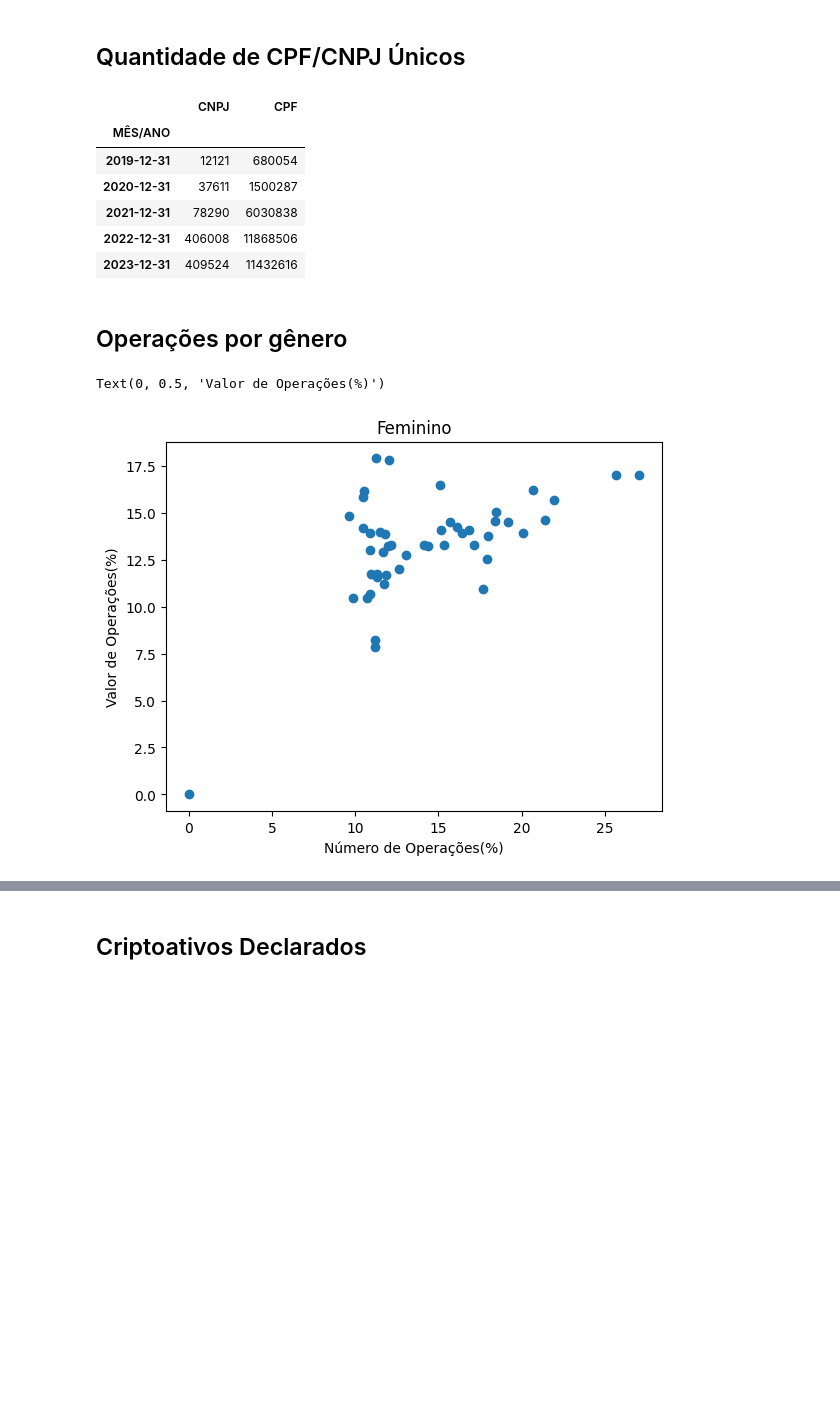
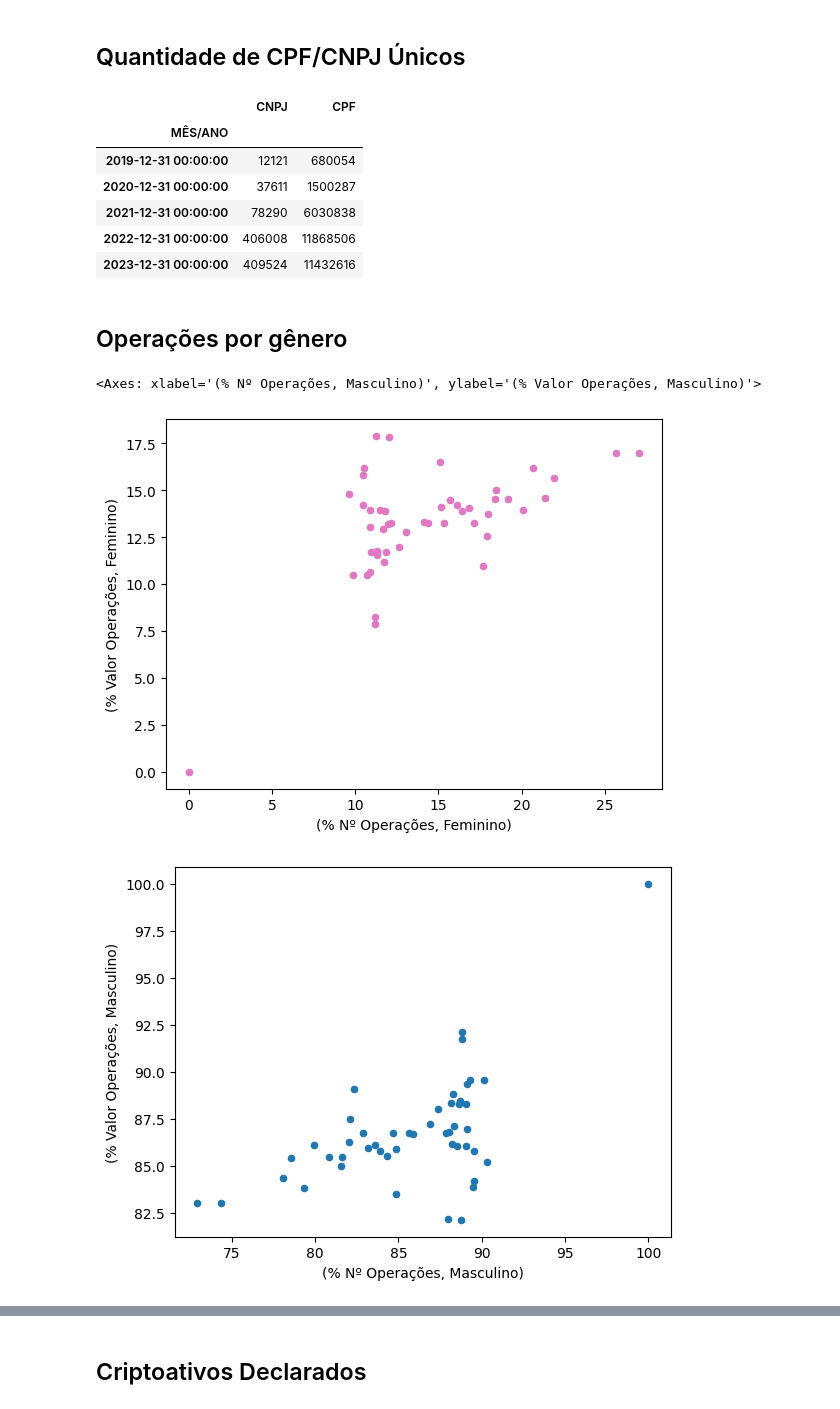
Before and after one commit to thamiresfalbo/tcc-estacio, a Jupyter notebook: notebook/main.ipynb, the cells around one changed output, grey strips where cells are left out. Cells and saved outputs as stored; diff of their text form; code cells hidden in the pictures; blank space fills up the shorter version.

```diff
--- a/notebook/main.ipynb
+++ b/notebook/main.ipynb
@@ -89,25 +81,24 @@ df1_new
 # %%
 # Renderiza Relatório2
 df2_new = df2.groupby(pd.Grouper(key=df2.columns[0], freq="Y")).sum()
-df2_new
+df2_new.style
 # %% [output]
 |  | CNPJ | CPF |
 | MÊS/ANO |  |  |
-| 2019-12-31 | 12121 | 680054 |
-| 2020-12-31 | 37611 | 1500287 |
-| 2021-12-31 | 78290 | 6030838 |
-| 2022-12-31 | 406008 | 11868506 |
-| 2023-12-31 | 409524 | 11432616 |
+| 2019-12-31 00:00:00 | 12121 | 680054 |
+| 2020-12-31 00:00:00 | 37611 | 1500287 |
+| 2021-12-31 00:00:00 | 78290 | 6030838 |
+| 2022-12-31 00:00:00 | 406008 | 11868506 |
+| 2023-12-31 00:00:00 | 409524 | 11432616 |
 # %% [markdown]
 ## Operações por gênero
 # %%
 # Renderiza Relatório3, parte 1
-# Não vai ser possível unir os dados, já que são porcentagens!
+# Não vai ser possível unir os dados, já que são porcentagens!\
 # df3.info()
-plt.scatter(df3["% Nº Operações",'Feminino'],df3['% Valor Operações', 'Feminino'])
-plt.title('Feminino')
-plt.xlabel("Número de Operações(%)")
-plt.ylabel("Valor de Operações(%)")
+df3.plot(kind='scatter',x=df3.columns[1], y=df3.columns[3],c="tab:pink")
+df3.plot(kind='scatter',x=df3.columns[2], y=df3.columns[4],c="tab:blue")
 # %% [output]
-Text(0, 0.5, 'Valor de Operações(%)')
+<Axes: xlabel='(% Nº Operações, Masculino)', ylabel='(% Valor Operações, Masculino)'>
-[figure, old version]
+[figure, new version]
+[figure, added]
```
Also changed, not shown: parts of 4 cells of this notebook, 1 other file.
